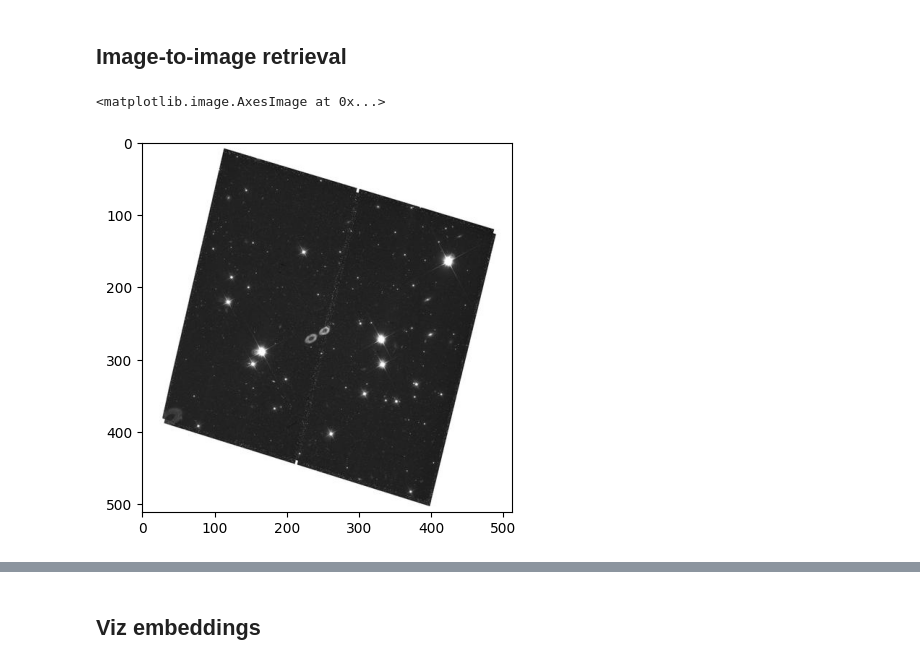
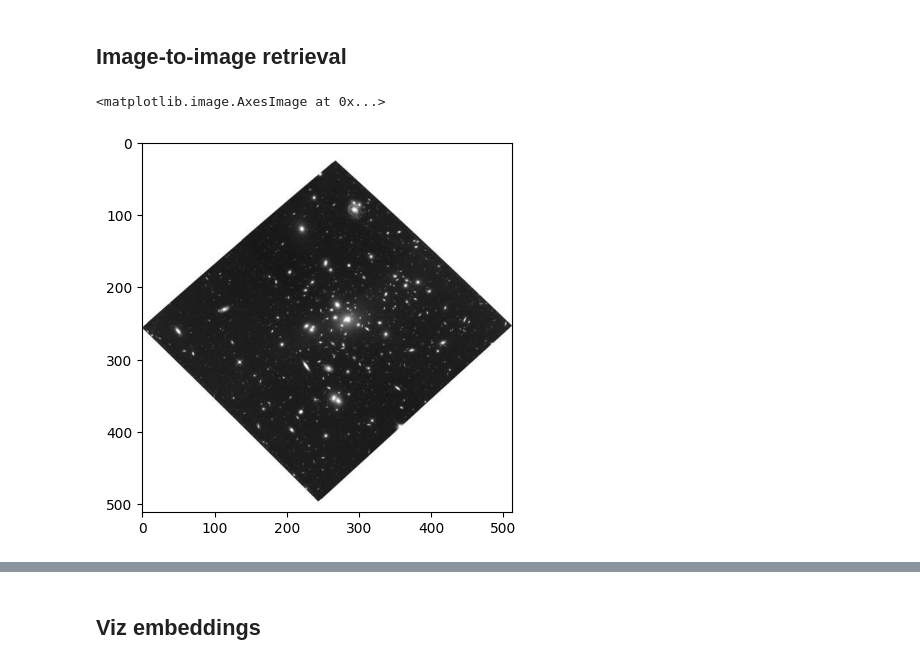
Before and after one commit to smsharma/PAPERCLIP-Hubble, a Jupyter notebook: notebooks/03_eval.ipynb, the cells around one changed output, grey strips where cells are left out. Cells and saved outputs as stored; diff of their text form; code cells hidden in the pictures.

```diff
--- a/notebooks/03_eval.ipynb
+++ b/notebooks/03_eval.ipynb
@@ -254,13 +254,13 @@ plt.show()
 # %% [markdown]
 ## Image-to-image retrieval
 # %%
-idx = 17
+idx = 0
 
 image_src_feat = np.vstack(image_feat_stack)[idx]
 plt.imshow(get_image_from_stack(images_stack, idx))
 # %% [output]
 <matplotlib.image.AxesImage at 0x...>
-[figure, old version]
+[figure, new version]
 # %%
 sorted_idxs = np.argsort(jax.vmap(cosine_similarity, in_axes=(0, None))(np.vstack(image_feat_stack), image_src_feat))[::-1]
 # %%
```
Also changed, not shown: parts of 7 cells of this notebook.
